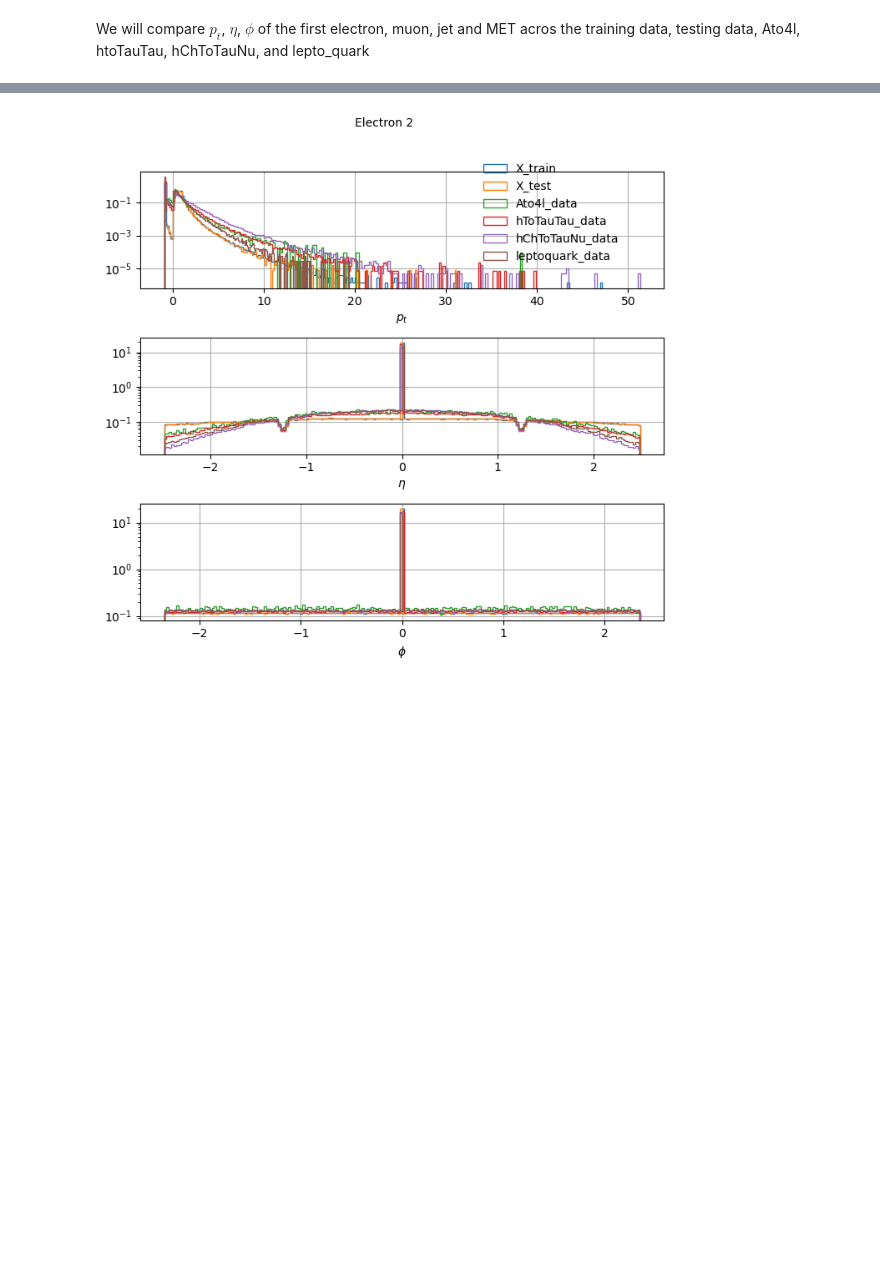
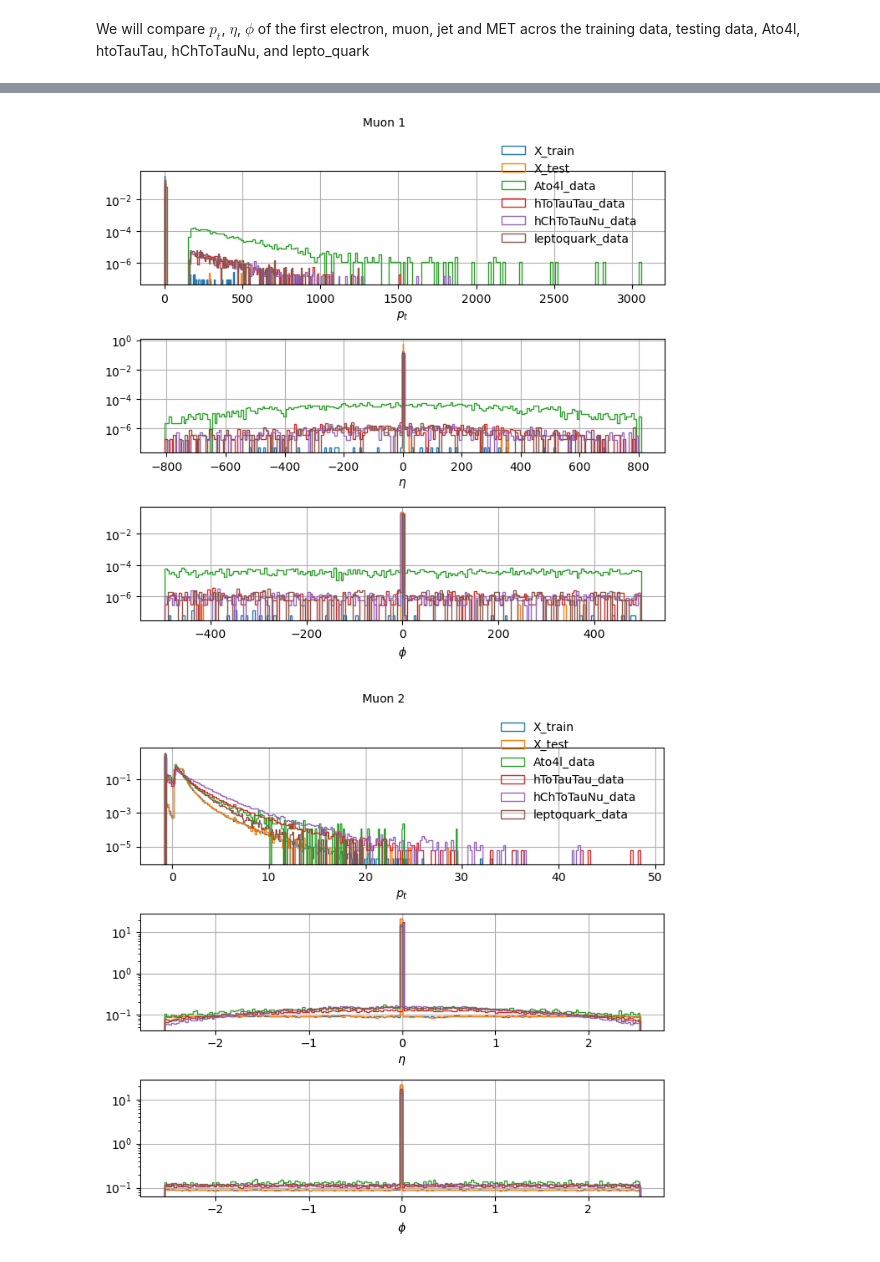
Before and after one commit to jnamador/vae_fs, a Jupyter notebook: visual_sandbox/visual_sandbox.ipynb, the cells around one changed output, grey strips where cells are left out. Saved outputs shown, nothing was run; the diff lists cells and outputs as text; code cells hidden in the pictures; blank space fills up the shorter version.

Commit message:
All plots generated

```diff
--- a/visual_sandbox/visual_sandbox.ipynb
+++ b/visual_sandbox/visual_sandbox.ipynb
@@ -38,23 +38,30 @@ idx_key = 0 # 0,3,6,9 gives electrons
 #                                    index: [0,    1,   2,  3,   4,   5, ...
 #                                           [electron 1 ], [electron2 ], ...
 
-def plot_dist(idx_key, title):
+def plot_dist(idx_key: int, title: str) -> None:
     """
-    plots eta, theta phi for
-    idx_key : 0,3,6,9 gives electrons
+    plots eta, theta phi for DATA_SET
+
+    Parameters
+    -----------
+    idx_key : int
+            0,3,6,9 gives electrons
               12,15,18,21 gives muons
               24, 27, 30 ... 54 gives Jets
               55 gives MET
-              This is assuming the data is flattened as [pt, eta, phi, pt, eta, phi, ...
-                                                 index: [0,    1,   2,  3,   4,   5, ...
-     Title for the plot
+              This is assuming the data is flattened as:
+             data set: [pt, eta, phi, pt, eta, phi, ...
+                index: [ 0,   1,   2,  3,   4,   5, ...
+                       [electron 1 ], [electron2 ], ...
+     title: str
+        title for the plot
     """
     fig, ax = plt.subplots(nrows=3, ncols=1, figsize=(7,7))
     for i in range(3): # loop over pt, eta, phi
         for data, label in zip(DATA_SET, DATA_LABELS):
             # loop over each data set and plot distribution
             ax[i].hist(data[:, idx_key+i]
-                    , density=True
+                    , density=True # Normalize
                     , histtype="step"
                     , bins=200
                     , label=label)
@@ -70,4 +77,3 @@ def plot_dist(idx_key, title):
             frameon=False, ncol=1)      # ncol>1 if you want a row layou
     plt.tight_layout(rect=[0, 0.03, 1, 0.95])  # Leave room for suptitle
     plt.show()
-plot_dist(0,"Electron 1")
@@ -75,0 +80,4 @@ plot_dist(0,"Electron 1")
+# %%
+# Plot the electrons
+for n, idx in enumerate(range(0, 12, 3), start=1):
+    plot_dist(idx, f"Electron {n}") # Keys start later as described above
@@ -76,4 +97,7 @@ plot_dist(0,"Electron 1")
 # %%
-plot_dist(3, "Electron 2")
+# Plot the Muons
+for n, idx in enumerate(range(12, 22, 3), start=1): # stops at 21
+    plot_dist(idx, f"Muon {n}") # Keys start later as described above
 # %% [output]
-[figure, old version]
+[figure, new version]
+[figure, added]
```
Also changed, not shown: parts of 6 cells of this notebook.
